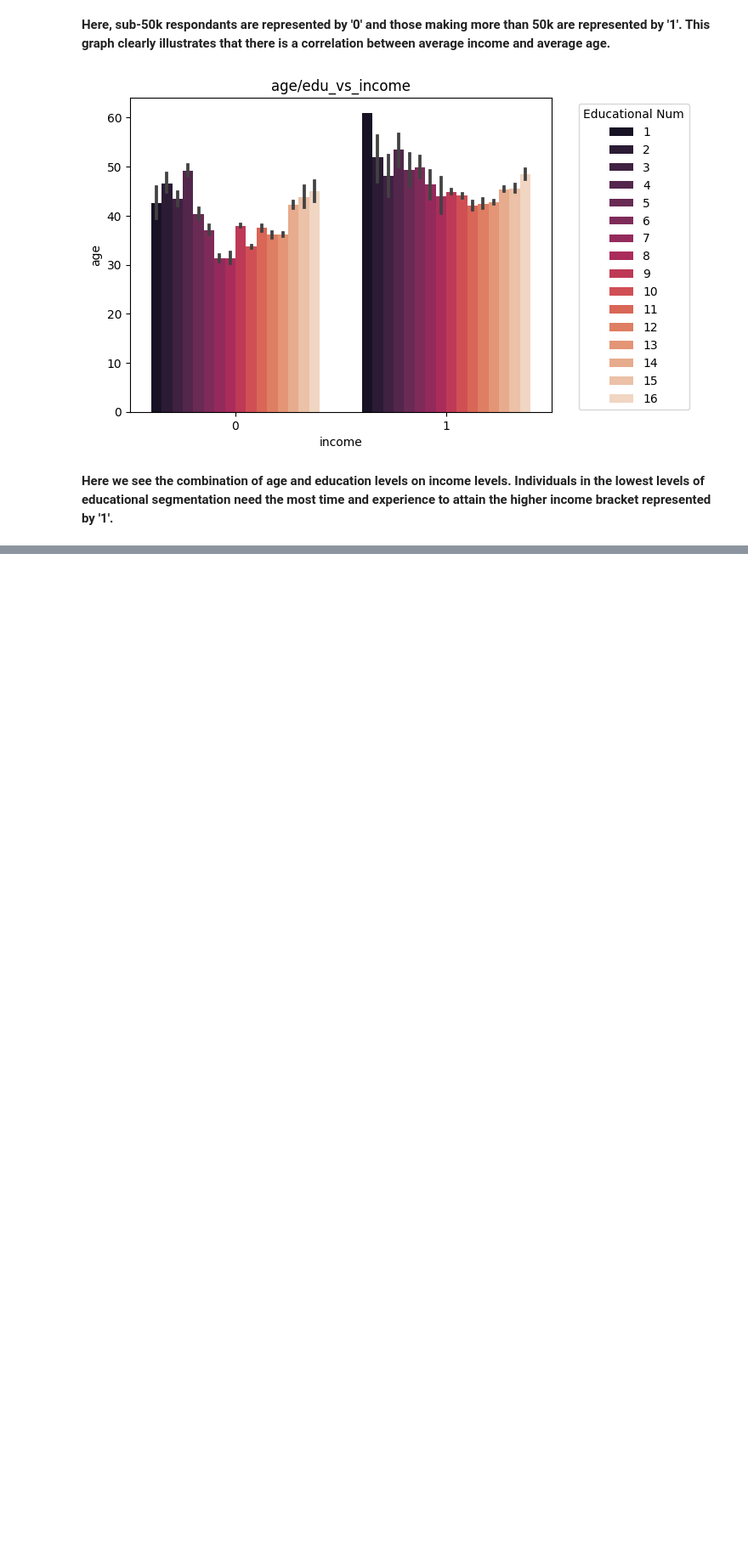
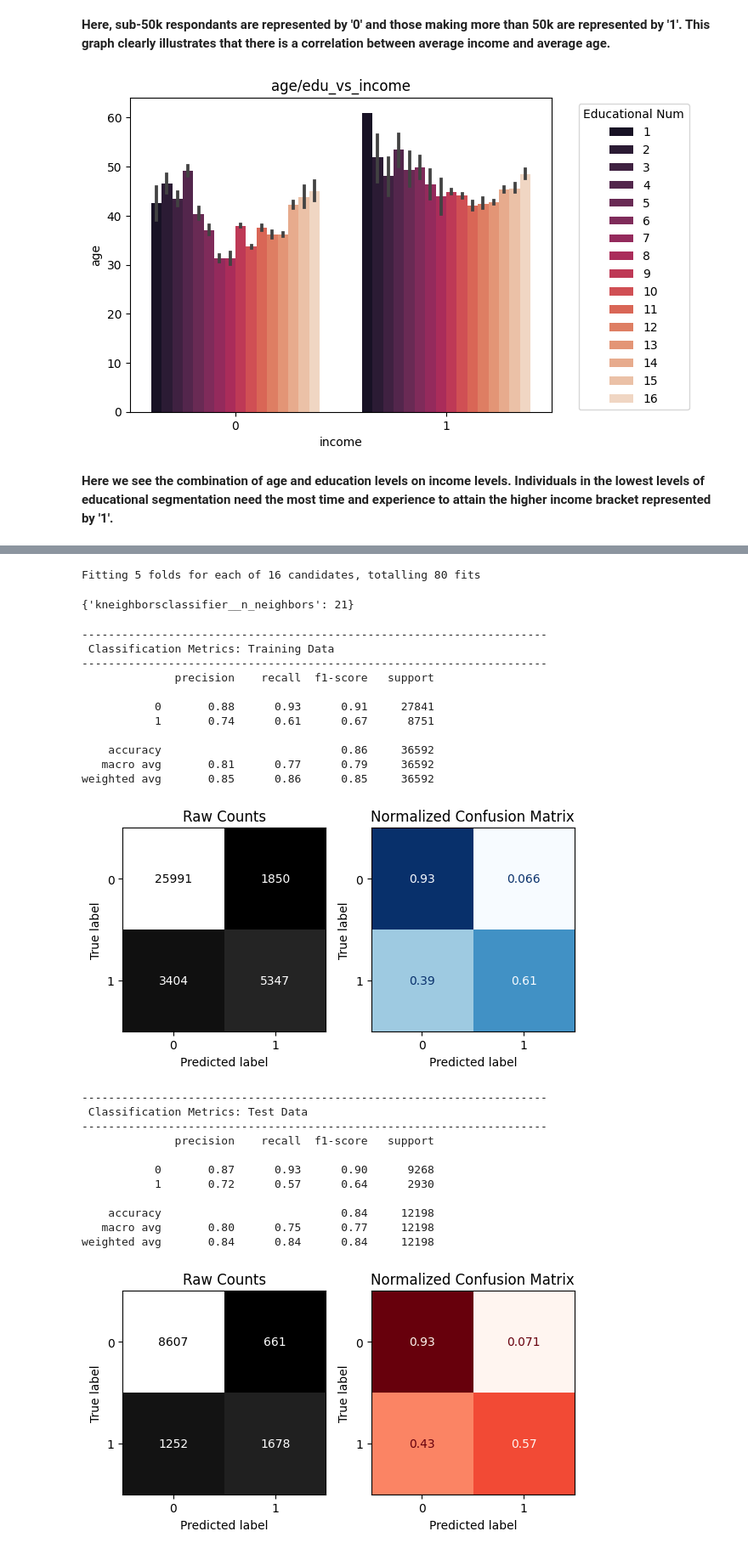
Before and after one commit to ben-fajack/Adult_Income_Preds, a Jupyter notebook: Adult_Income_Dataset.ipynb, the cells around one changed output, grey strips where cells are left out. Shown at 85% size. Drawn from its saved outputs; the diff is of its cells as text; code cells hidden in the pictures; blank space fills up the shorter version.

```diff
--- a/Adult_Income_Dataset.ipynb
+++ b/Adult_Income_Dataset.ipynb
@@ -408,0 +793,4 @@ ax.set_title("age/edu_vs_income");
+# %%
+# making every other value from the range (odd values)
+nneighbors_list = list(range(1,33,2))
+nneighbors_list
@@ -408,0 +820,41 @@ ax.set_title("age/edu_vs_income");
+# %%
+# create param grid
+params={'kneighborsclassifier__n_neighbors': nneighbors_list}
+# %%
+# instaniate GridSearchCV
+gs = GridSearchCV(knn_pipe, params, verbose=True, n_jobs=-1)
+# fit gs on training data
+gs.fit(X_train, y_train)
+# obtain best param value for K
+gs.best_params_
+# %% [output]
+Fitting 5 folds for each of 16 candidates, totalling 80 fits
+{'kneighborsclassifier__n_neighbors': 21}
+# %%
+# eval for cv best
+evaluate_classification(gs.best_estimator_, X_train, y_train, X_test, y_test)
+# %% [output]
+----------------------------------------------------------------------
+ Classification Metrics: Training Data
+----------------------------------------------------------------------
+              precision    recall  f1-score   support
+
+           0       0.88      0.93      0.91     27841
+           1       0.74      0.61      0.67      8751
+
+    accuracy                           0.86     36592
+   macro avg       0.81      0.77      0.79     36592
+weighted avg       0.85      0.86      0.85     36592
+[figure, added]
+----------------------------------------------------------------------
+ Classification Metrics: Test Data
+----------------------------------------------------------------------
+              precision    recall  f1-score   support
+
+           0       0.87      0.93      0.90      9268
+           1       0.72      0.57      0.64      2930
+
+    accuracy                           0.84     12198
+   macro avg       0.80      0.75      0.77     12198
+weighted avg       0.84      0.84      0.84     12198
+[figure, added]
```
Also changed, not shown: parts of 51 cells of this notebook.
